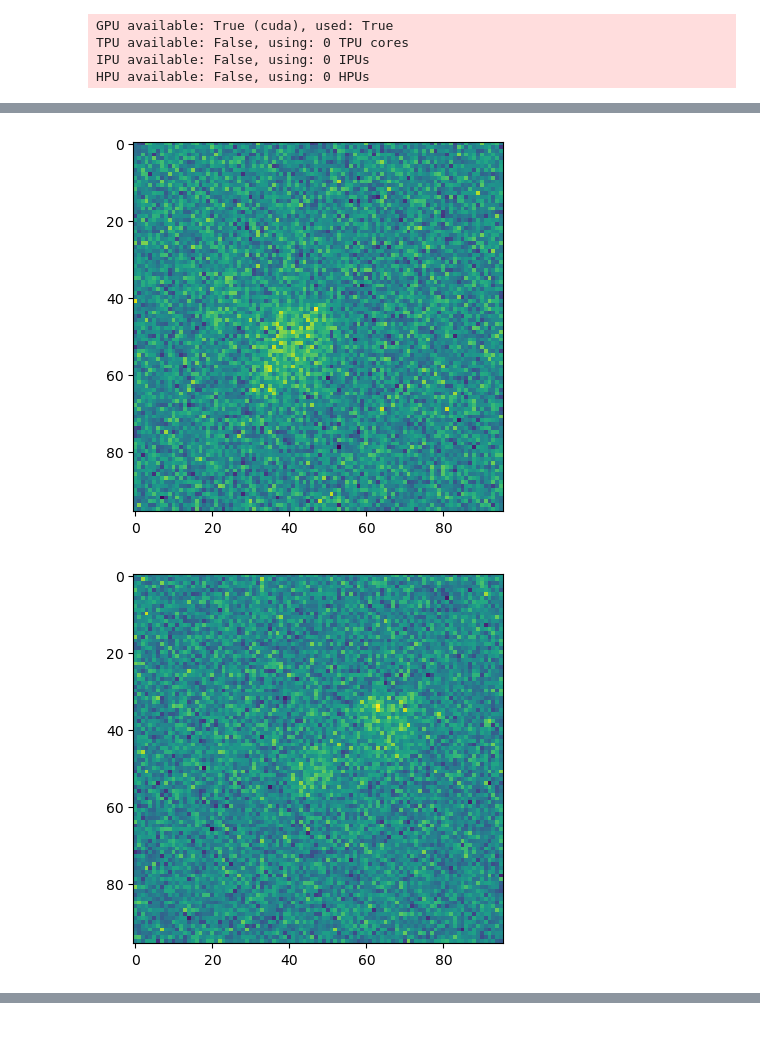
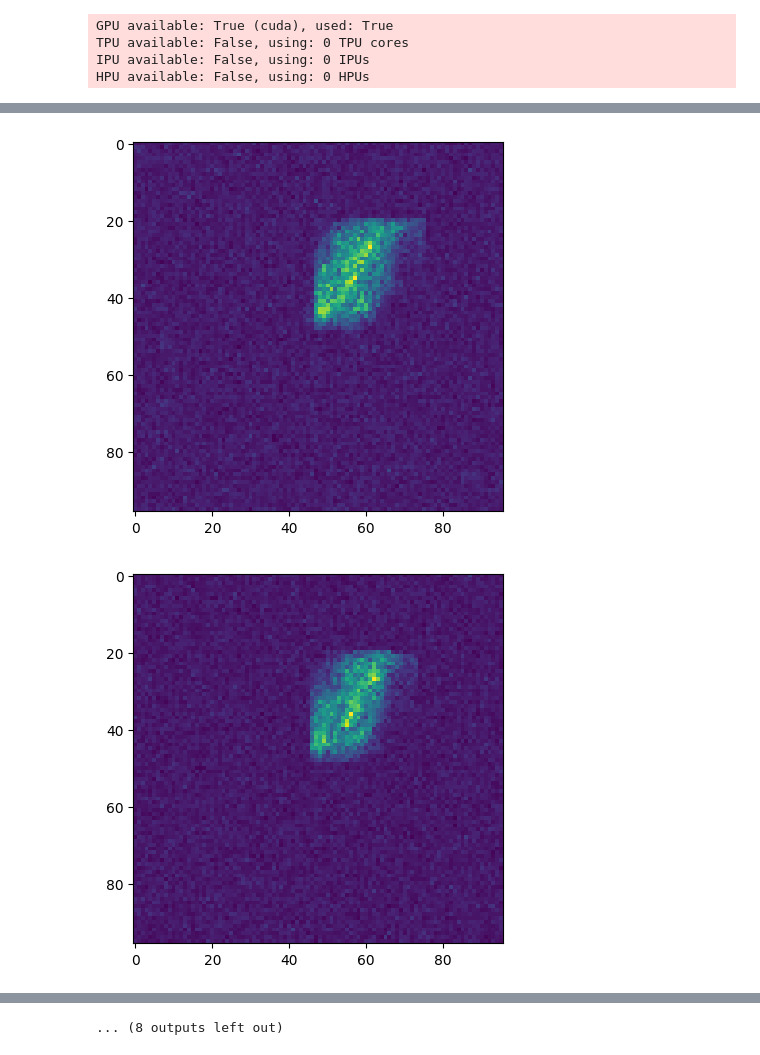
Before and after one commit to esennesh/dcpc_paper, a Jupyter notebook: experiments/ppc_minibmnist_eval.ipynb, the cells around one changed output, grey strips where cells are left out. Cells and saved outputs as stored; diff of their text form; code cells hidden in the pictures.

```diff
--- a/experiments/ppc_minibmnist_eval.ipynb
+++ b/experiments/ppc_minibmnist_eval.ipynb
@@ -23,5 +23,5 @@ TPU available: False, using: 0 TPU cores
 IPU available: False, using: 0 IPUs
 HPU available: False, using: 0 HPUs
 # %%
-trainer.fit(model, data, ckpt_path="saved/models/MiniBouncingMnist_Ppc/0515_123301/checkpoint_999.ckpt")
+trainer.fit(model, data, ckpt_path="saved/models/MiniBouncingMnist_Ppc/0618_192700/checkpoint_999.ckpt")
 # %% [output]
@@ -69,7 +68,7 @@ model._load_particles(torch.tensor(list(range(num_valid_data))), False)
 # %%
 import matplotlib.pyplot as plt
 # %%
-xs, target, index = list(data.val_dataloader())[0]
+xs, _, indices = list(data.val_dataloader())[0]
 # %%
 xs.shape
 # %% [output]
@@ -92,3 +93,0 @@ for t in range(xs.shape[1]):
-# %%
-for site in model.graph.nodes:
-    model.graph.nodes[site]['is_observed'] = site in model.particles['valid']
@@ -95,12 +96,12 @@ for site in model.graph.nodes:
 # %%
-predictive = pyro.condition(model.graph, data={k: v['value'] for k, v in model.graph.nodes.items()})
-estimates = predictive(xs=xs, P=model.num_particles, prior=True)
+with model.graph.condition(**{k: v['value'] for k, v in model.graph.nodes.items()}) as predictive:
+    estimates = predictive(B=len(xs), mode="prior", P=model.num_particles)
 # %%
 estimates = torch.stack(estimates, dim=-3)
 # %%
 estimate = estimates.mean(dim=0)[0]
 # %%
 for t in range(estimate.shape[0]):
-    plt.imshow(estimate[t, :, :].detach().numpy())
+    plt.imshow(estimate[t, :, :].detach().cpu().numpy())
     plt.show()
 # %% [output]
@@ -115,2 +116,2 @@ for t in range(estimate.shape[0]):
-[figure, old version]
+[figure, new version]
-[figure, old version]
+[figure, new version]
@@ -116,0 +120 @@ for t in range(estimate.shape[0]):
+... (8 outputs left out)
```
Also changed, not shown: parts of 9 cells of this notebook.
